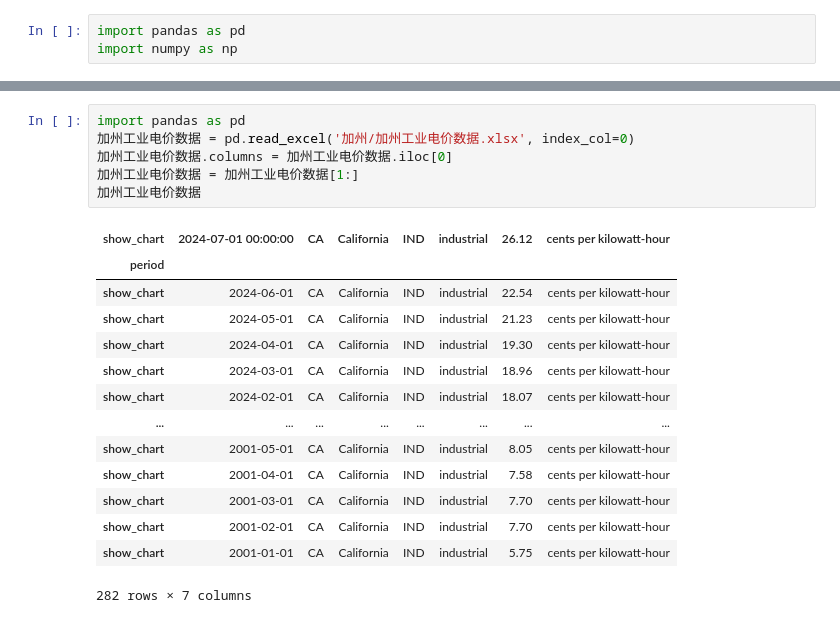
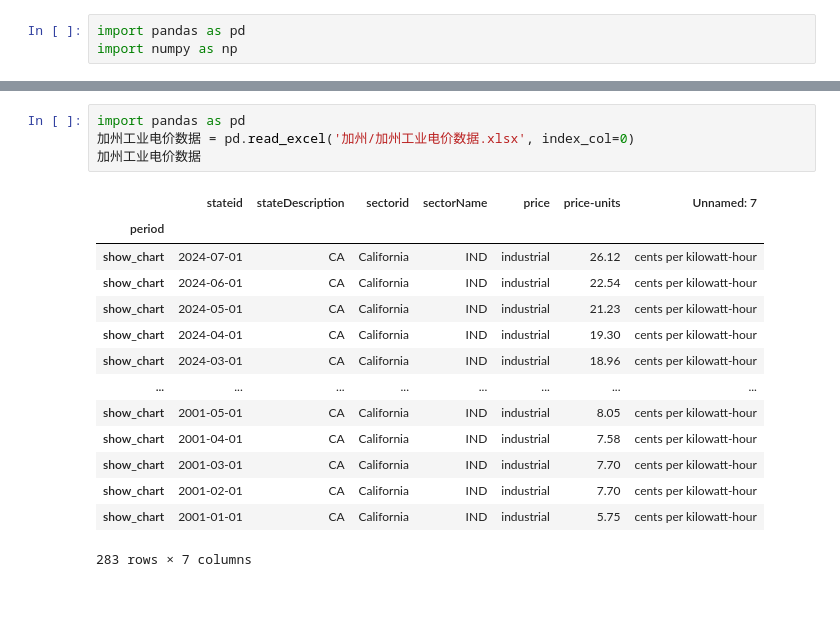
Before and after one commit to EnlightenRK/MEPFIEP, a Jupyter notebook: Data/AdvanceGuidanceData/AccompanyingNote.ipynb, the cells around one changed output, grey strips where cells are left out. Drawn from its saved outputs; the diff is of its cells as text.

```diff
--- a/Data/AdvanceGuidanceData/AccompanyingNote.ipynb
+++ b/Data/AdvanceGuidanceData/AccompanyingNote.ipynb
@@ -27,21 +25,19 @@ import pandas as pd
 # %%
 import pandas as pd
 加州工业电价数据 = pd.read_excel('加州/加州工业电价数据.xlsx', index_col=0)
-加州工业电价数据.columns = 加州工业电价数据.iloc[0]
-加州工业电价数据 = 加州工业电价数据[1:]
 加州工业电价数据
 # %% [output]
-| show_chart | 2024-07-01 00:00:00 | CA | California | IND | industrial | 26.12 | cents per kilowatt-hour |
+|  | stateid | stateDescription | sectorid | sectorName | price | price-units | Unnamed: 7 |
 | period |  |  |  |  |  |  |  |
+| show_chart | 2024-07-01 | CA | California | IND | industrial | 26.12 | cents per kilowatt-hour |
 | show_chart | 2024-06-01 | CA | California | IND | industrial | 22.54 | cents per kilowatt-hour |
 | show_chart | 2024-05-01 | CA | California | IND | industrial | 21.23 | cents per kilowatt-hour |
 | show_chart | 2024-04-01 | CA | California | IND | industrial | 19.30 | cents per kilowatt-hour |
 | show_chart | 2024-03-01 | CA | California | IND | industrial | 18.96 | cents per kilowatt-hour |
-| show_chart | 2024-02-01 | CA | California | IND | industrial | 18.07 | cents per kilowatt-hour |
 | ... | ... | ... | ... | ... | ... | ... | ... |
 | show_chart | 2001-05-01 | CA | California | IND | industrial | 8.05 | cents per kilowatt-hour |
 | show_chart | 2001-04-01 | CA | California | IND | industrial | 7.58 | cents per kilowatt-hour |
 | show_chart | 2001-03-01 | CA | California | IND | industrial | 7.70 | cents per kilowatt-hour |
 | show_chart | 2001-02-01 | CA | California | IND | industrial | 7.70 | cents per kilowatt-hour |
 | show_chart | 2001-01-01 | CA | California | IND | industrial | 5.75 | cents per kilowatt-hour |
-282 rows × 7 columns
+283 rows × 7 columns
```
Also changed, not shown: parts of 5 cells of this notebook, 3 other files.
